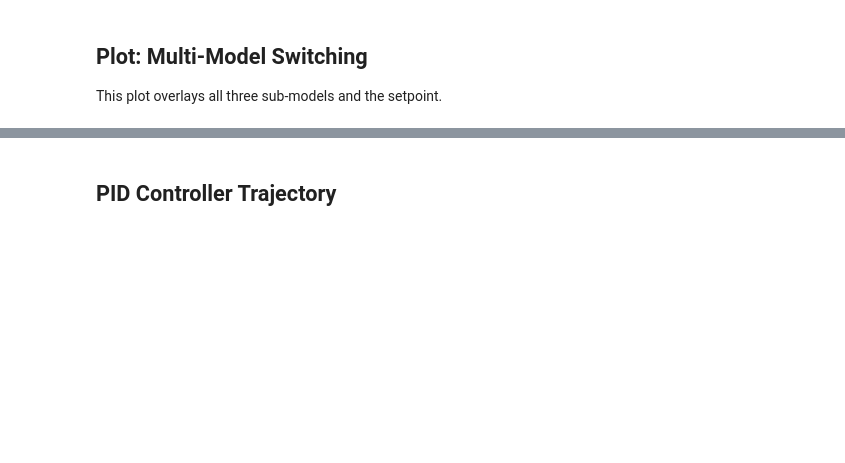
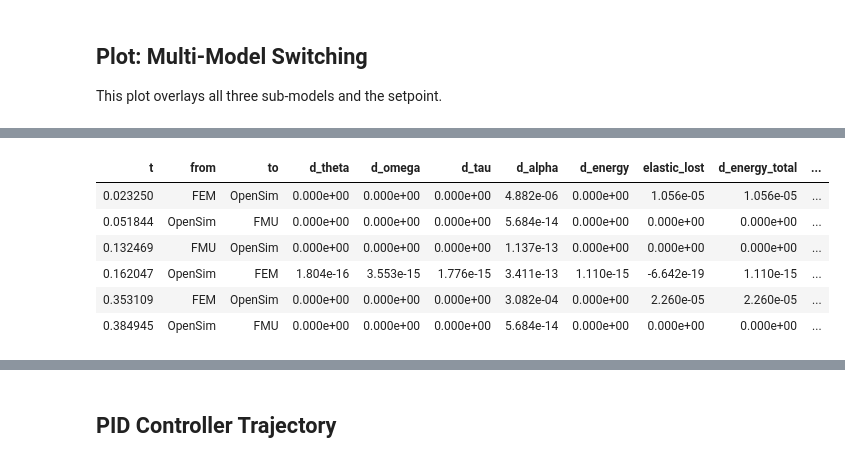
Before and after one commit to FlorianFrech/SystemSimulation, a Jupyter notebook: notebooks/05_casestudy_model_switching.ipynb, the cells around one changed output, grey strips where cells are left out. Saved outputs shown, nothing was run; the diff lists cells and outputs as text; code cells hidden in the pictures; blank space fills up the shorter version.

```diff
--- a/notebooks/05_casestudy_model_switching.ipynb
+++ b/notebooks/05_casestudy_model_switching.ipynb
@@ -632,54 +668,51 @@ plt.show()
 # %%
-def scalar_value(value):
-    if isinstance(value, dict):
-        value = value.get("value", np.nan)
-    if hasattr(value, "magnitude"):
-        value = value.magnitude
-    return float(value)
-
-
-def get_state_value(state, name):
-    if name in state:
-        return scalar_value(state[name])
-    if f"{name}_start" in state:
-        return scalar_value(state[f"{name}_start"])
-    return np.nan
-
-
 switch_rows = []
 for event in pendulum.sync_events:
-    before = event["retrieved"]
-    after = event["now"]
-
-    row = {
+    report = event["transfer_report"]
+    semantics = report.semantics
+    switch_rows.append({
         "t": event["time"],
         "from": event["from_mode"],
         "to": event["to_mode"],
-    }
-
-    for name in ["theta", "omega", "tau"]:
-        before_value = get_state_value(before, name)
-        after_value = get_state_value(after, name)
-        row[f"delta_{name}"] = after_value - before_value
-        row[f"abs_delta_{name}"] = abs(after_value - before_value)
-
-    switch_rows.append(row)
+        # Enforced by the transaction: these cannot exceed the tolerances.
+        "d_theta": report.theta_error,
+        "d_omega": report.omega_error,
+        "d_tau": report.tau_error,
+        # Measured only: the real cost of the handover.
+        "d_alpha": report.alpha_error,
+        "d_energy": report.energy_error,
+        "elastic_lost": report.elastic_energy_lost,
+        "d_energy_total": report.total_energy_error,
+        "lost_canonical": ", ".join(
+            name for name in semantics.lost if name in ("theta", "omega", "alpha", "tau")
+        ) or "-",
+        "violations": ", ".join(report.violations(pendulum.transfer_tolerances)) or "-",
+    })
 
 df_switching = pd.DataFrame(switch_rows)
 
 display(
     df_switching.style
     .format({
         "t": "{:.6f}",
-        "delta_theta": "{:.3e}",
-        "abs_delta_theta": "{:.3e}",
-        "delta_omega": "{:.3e}",
-        "abs_delta_omega": "{:.3e}",
-        "delta_tau": "{:.3e}",
-        "abs_delta_tau": "{:.3e}",
+        "d_theta": "{:.3e}",
+        "d_omega": "{:.3e}",
+        "d_tau": "{:.3e}",
+        "d_alpha": "{:.3e}",
+        "d_energy": "{:.3e}",
+        "elastic_lost": "{:.3e}",
+        "d_energy_total": "{:.3e}",
     })
     .hide(axis="index")
 )
+# %% [output]
+| t | from | to | d_theta | d_omega | d_tau | d_alpha | d_energy | elastic_lost | d_energy_total | ... |
+| 0.023250 | FEM | OpenSim | 0.000e+00 | 0.000e+00 | 0.000e+00 | 4.882e-06 | 0.000e+00 | 1.056e-05 | 1.056e-05 | ... |
+| 0.051844 | OpenSim | FMU | 0.000e+00 | 0.000e+00 | 0.000e+00 | 5.684e-14 | 0.000e+00 | 0.000e+00 | 0.000e+00 | ... |
+| 0.132469 | FMU | OpenSim | 0.000e+00 | 0.000e+00 | 0.000e+00 | 1.137e-13 | 0.000e+00 | 0.000e+00 | 0.000e+00 | ... |
+| 0.162047 | OpenSim | FEM | 1.804e-16 | 3.553e-15 | 1.776e-15 | 3.411e-13 | 1.110e-15 | -6.642e-19 | 1.110e-15 | ... |
+| 0.353109 | FEM | OpenSim | 0.000e+00 | 0.000e+00 | 0.000e+00 | 3.082e-04 | 0.000e+00 | 2.260e-05 | 2.260e-05 | ... |
+| 0.384945 | OpenSim | FMU | 0.000e+00 | 0.000e+00 | 0.000e+00 | 5.684e-14 | 0.000e+00 | 0.000e+00 | 0.000e+00 | ... |
 # %%
 switch_summary = {
     "n_switches": len(df_switching),
```
Also changed, not shown: parts of 24 cells of this notebook, 19 other files.
